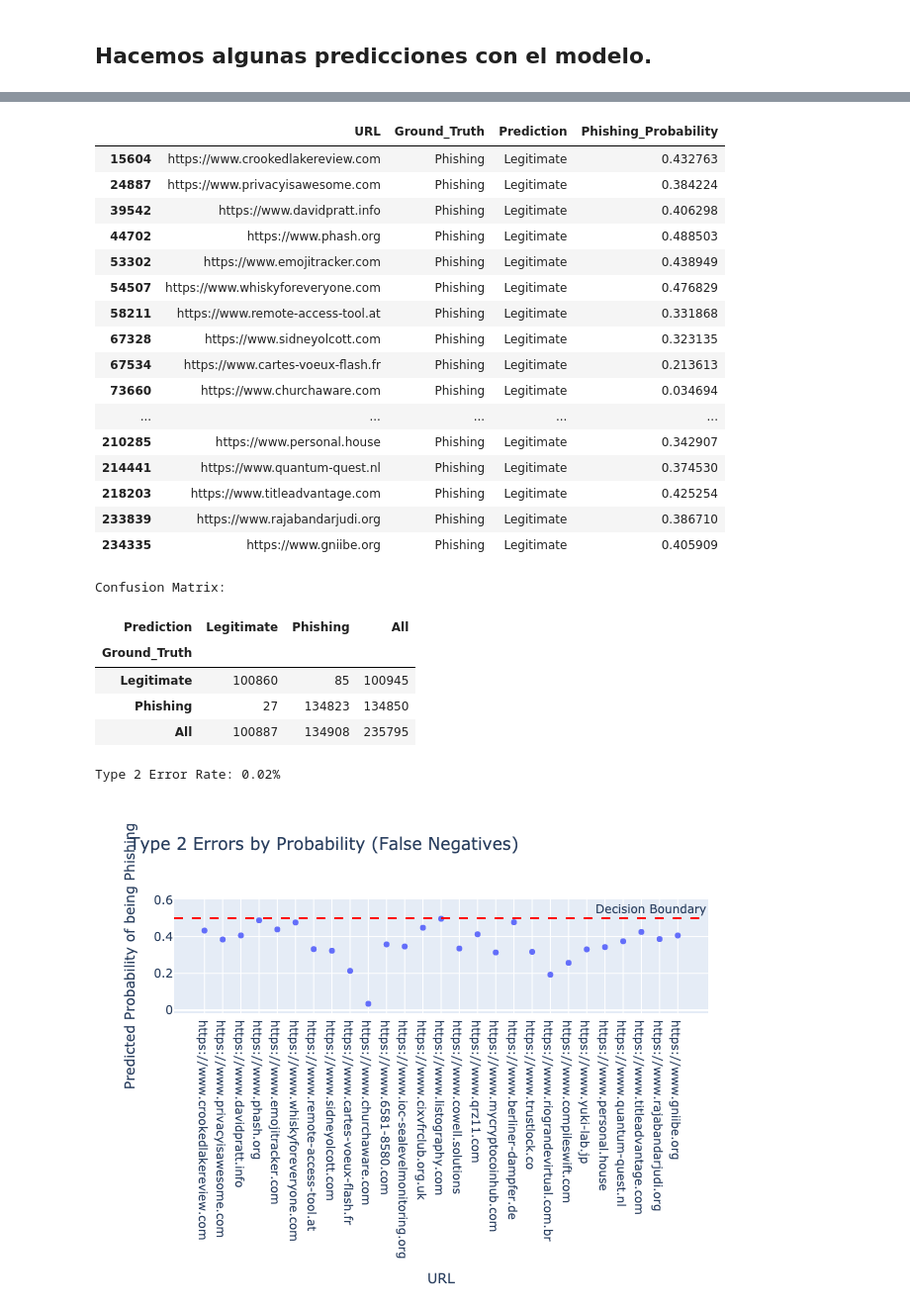
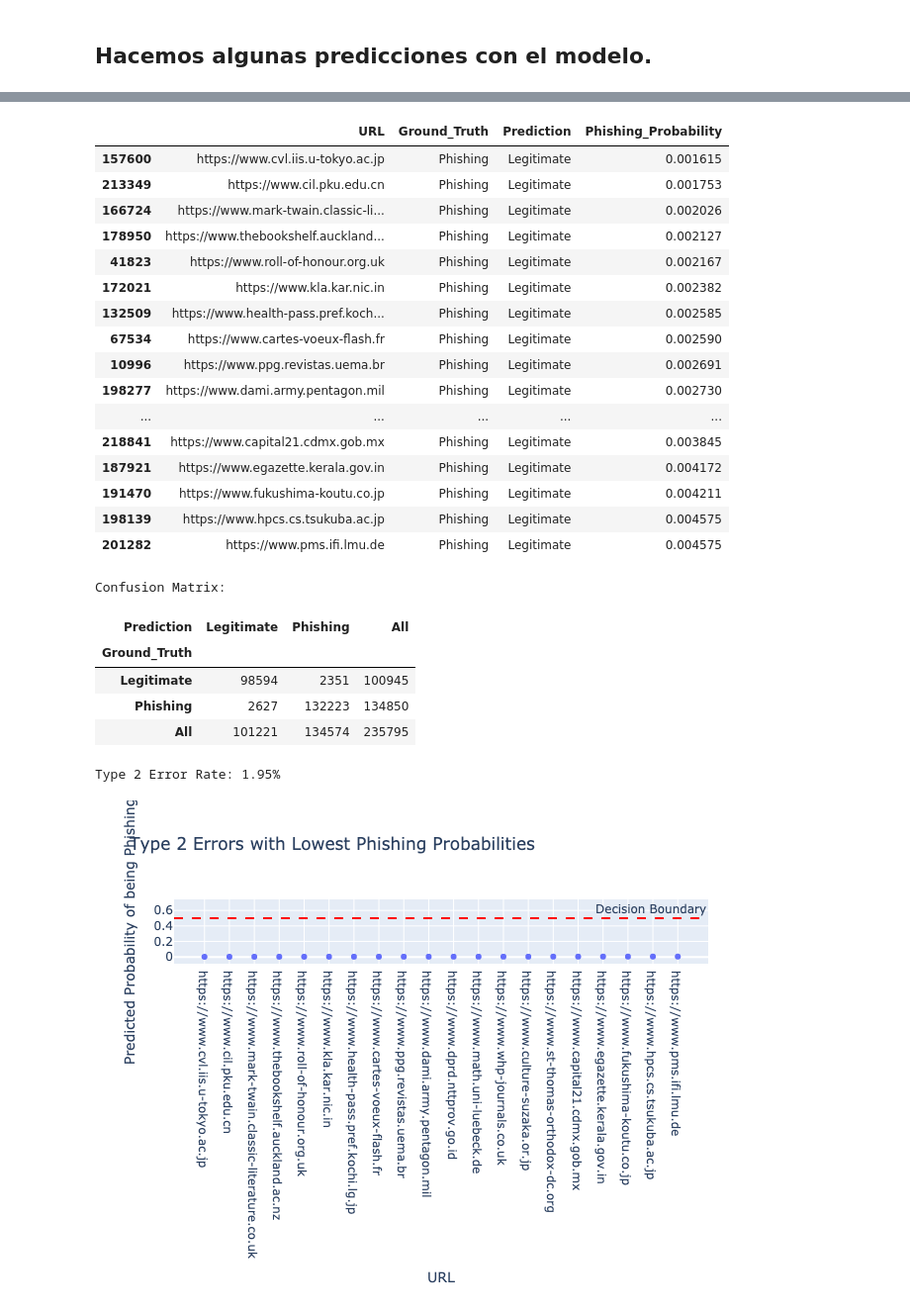
Before and after one commit to Fernando-Alvarado/PhishML, a Jupyter notebook: Notebooks/Python/pca_analysis.ipynb, the cells around one changed output, grey strips where cells are left out. Shown: that part at 99% size. Drawn from its saved outputs; the diff is of its cells as text; code cells hidden in the pictures.

```diff
--- a/Notebooks/Python/pca_analysis.ipynb
+++ b/Notebooks/Python/pca_analysis.ipynb
@@ -563,7 +577,7 @@ X_pca.size
 # %%
 # Split data for training
 X_train, X_test, y_train, y_test = train_test_split(
-    X_pca, y, test_size=0.2, random_state=42, stratify=y
+    X_pca[:, :2], y, test_size=0.2, random_state=42, stratify=y
 )
 
 # Train logistic regression model
@@ -672,18 +686,19 @@ def predict_with_pca_model(data_path, pca_model_path='../pca_results/pca_transfo
     X_pca = pca.transform(X_scaled)
 
     # Make predictions
-    predictions = model.predict(X_pca)
-    prediction_probas = model.predict_proba(X_pca)[:, 1]
+    predictions = model.predict(X_pca[:, :2])
+    prediction_probas = model.predict_proba(X_pca[:, :2])[:, 1]
 
     # Create results DataFrame
     results = pd.DataFrame({
         'URL': original_data['URL'],
-        'Prediction': predictions,
+        'label': original_data['label'],
+        'predict': predictions,
         'Phishing_Probability': prediction_probas
     })
 
     # Map predictions to labels
-    results['Prediction'] = results['Prediction'].map({0: 'Legitimate', 1: 'Phishing'})
+    results['Prediction'] = results['predict'].map({0: 'Legitimate', 1: 'Phishing'})
 
     return results
 # %%
@@ -807,11 +813,11 @@ comparison = pd.DataFrame({
 type2_errors = comparison[
     (comparison['Ground_Truth'] == 'Phishing') &
     (comparison['Prediction'] == 'Legitimate')
-]
+].sort_values('Phishing_Probability')  # Sort by probability to get lowest first
 
 print(f"\nFound {len(type2_errors)} type 2 errors (false negatives)")
-print("\nType 2 errors (predicted legitimate but actually phishing):")
-display(type2_errors)
+print("\nType 2 errors with lowest phishing probabilities:")
+display(type2_errors.head(20))
 
 # Create confusion matrix visualization
 conf_matrix = pd.crosstab(
@@ -826,12 +832,12 @@ display(conf_matrix)
 type2_error_rate = len(type2_errors) / len(comparison[comparison['Ground_Truth'] == 'Phishing']) * 100
 print(f"\nType 2 Error Rate: {type2_error_rate:.2f}%")
 
-# Create a scatter plot of type 2 errors
+# Create a scatter plot of type 2 errors with lowest probabilities
 fig = px.scatter(
-    type2_errors,
+    type2_errors.head(20),  # Plot 20 points with lowest probabilities
     x='URL',
     y='Phishing_Probability',
-    title='Type 2 Errors by Probability (False Negatives)',
+    title='Type 2 Errors with Lowest Phishing Probabilities',
     labels={'Phishing_Probability': 'Predicted Probability of being Phishing'}
 )
 fig.add_hline(y=0.5, line_dash="dash", line_color="red", annotation_text="Decision Boundary")
@@ -843,26 +849,26 @@ Type 2 errors (predicted legitimate but actually phishing):
 |  | URL | Ground_Truth | Prediction | Phishing_Probability |
-| 15604 | https://www.crookedlakereview.com | Phishing | Legitimate | 0.432763 |
-| 24887 | https://www.privacyisawesome.com | Phishing | Legitimate | 0.384224 |
-| 39542 | https://www.davidpratt.info | Phishing | Legitimate | 0.406298 |
-| 44702 | https://www.phash.org | Phishing | Legitimate | 0.488503 |
-| 53302 | https://www.emojitracker.com | Phishing | Legitimate | 0.438949 |
-| 54507 | https://www.whiskyforeveryone.com | Phishing | Legitimate | 0.476829 |
-| 58211 | https://www.remote-access-tool.at | Phishing | Legitimate | 0.331868 |
-| 67328 | https://www.sidneyolcott.com | Phishing | Legitimate | 0.323135 |
-| 67534 | https://www.cartes-voeux-flash.fr | Phishing | Legitimate | 0.213613 |
-| 73660 | https://www.churchaware.com | Phishing | Legitimate | 0.034694 |
+| 157600 | https://www.cvl.iis.u-tokyo.ac.jp | Phishing | Legitimate | 0.001615 |
+| 213349 | https://www.cil.pku.edu.cn | Phishing | Legitimate | 0.001753 |
+| 166724 | https://www.mark-twain.classic-li... | Phishing | Legitimate | 0.002026 |
+| 178950 | https://www.thebookshelf.auckland... | Phishing | Legitimate | 0.002127 |
+| 41823 | https://www.roll-of-honour.org.uk | Phishing | Legitimate | 0.002167 |
+| 172021 | https://www.kla.kar.nic.in | Phishing | Legitimate | 0.002382 |
+| 132509 | https://www.health-pass.pref.koch... | Phishing | Legitimate | 0.002585 |
+| 67534 | https://www.cartes-voeux-flash.fr | Phishing | Legitimate | 0.002590 |
+| 10996 | https://www.ppg.revistas.uema.br | Phishing | Legitimate | 0.002691 |
+| 198277 | https://www.dami.army.pentagon.mil | Phishing | Legitimate | 0.002730 |
 | ... | ... | ... | ... | ... |
-| 210285 | https://www.personal.house | Phishing | Legitimate | 0.342907 |
-| 214441 | https://www.quantum-quest.nl | Phishing | Legitimate | 0.374530 |
-| 218203 | https://www.titleadvantage.com | Phishing | Legitimate | 0.425254 |
-| 233839 | https://www.rajabandarjudi.org | Phishing | Legitimate | 0.386710 |
-| 234335 | https://www.gniibe.org | Phishing | Legitimate | 0.405909 |
+| 218841 | https://www.capital21.cdmx.gob.mx | Phishing | Legitimate | 0.003845 |
+| 187921 | https://www.egazette.kerala.gov.in | Phishing | Legitimate | 0.004172 |
+| 191470 | https://www.fukushima-koutu.co.jp | Phishing | Legitimate | 0.004211 |
+| 198139 | https://www.hpcs.cs.tsukuba.ac.jp | Phishing | Legitimate | 0.004575 |
+| 201282 | https://www.pms.ifi.lmu.de | Phishing | Legitimate | 0.004575 |
 Confusion Matrix:
 | Prediction | Legitimate | Phishing | All |
 | Ground_Truth |  |  |  |
-| Legitimate | 100860 | 85 | 100945 |
-| Phishing | 27 | 134823 | 134850 |
-| All | 100887 | 134908 | 235795 |
+| Legitimate | 98594 | 2351 | 100945 |
+| Phishing | 2627 | 132223 | 134850 |
+| All | 101221 | 134574 | 235795 |
-Type 2 Error Rate: 0.02%
+Type 2 Error Rate: 1.95%
-[figure, old version]
+[figure, new version]
 # %% [markdown]
```
Also changed, not shown: parts of 25 cells of this notebook, 3 other files.
